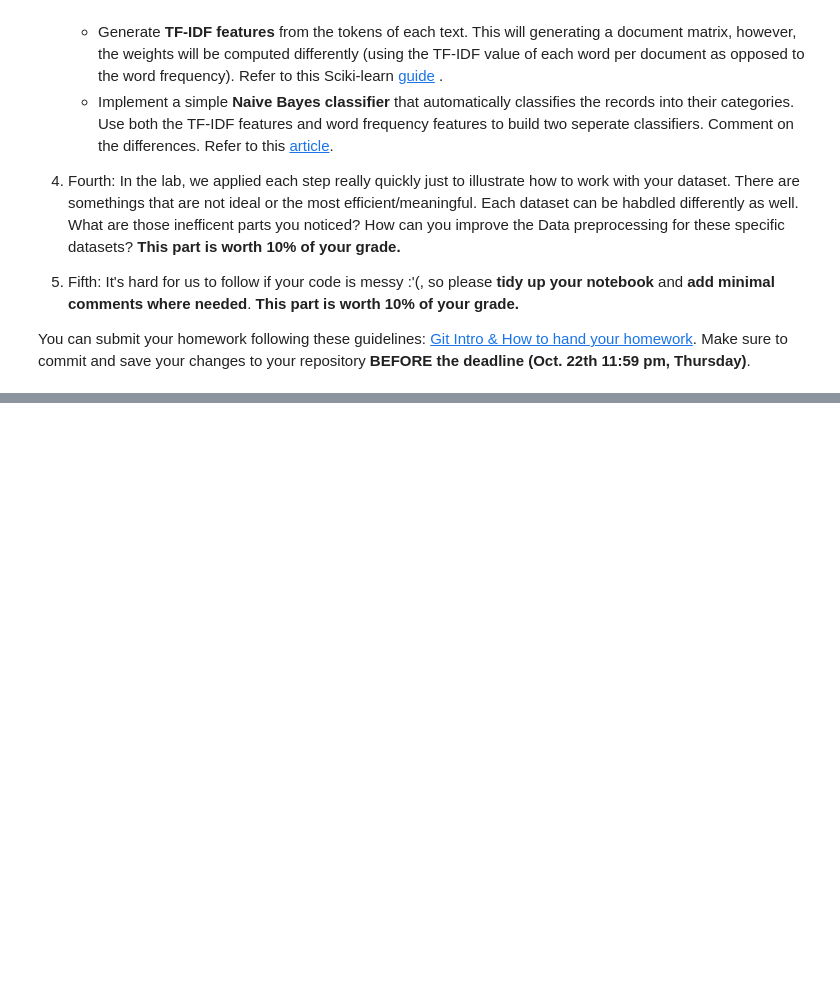
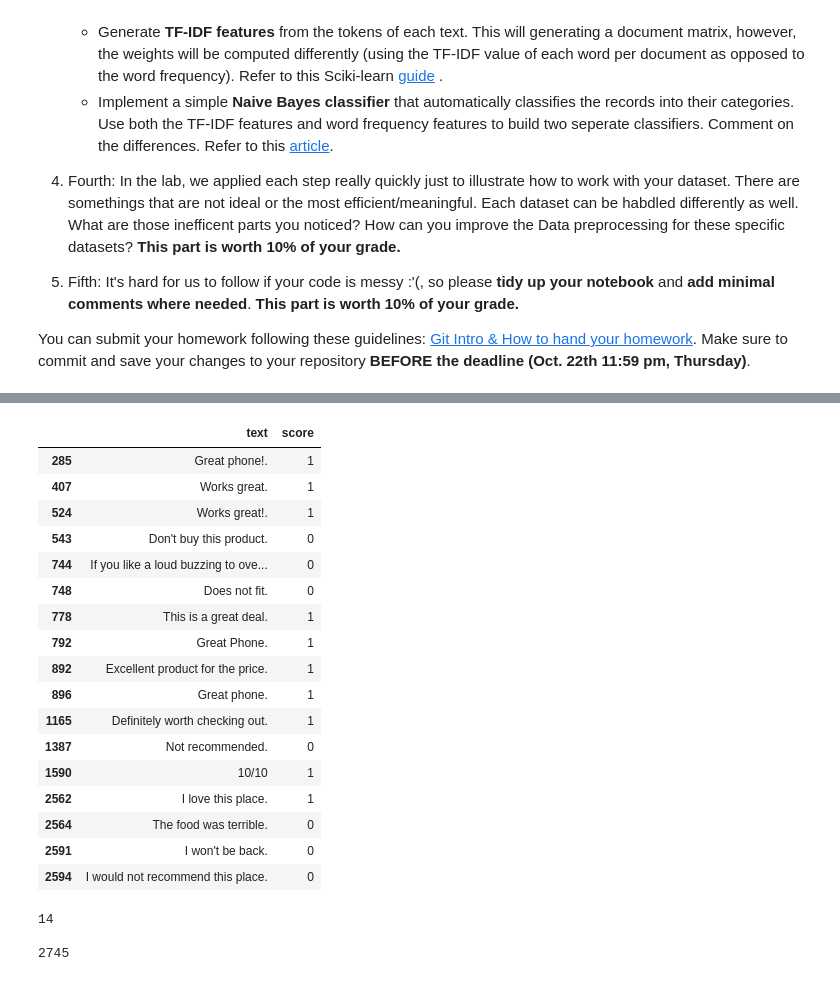
Before and after one commit to duncan1315/datamining, a Jupyter notebook: DM2020-Lab1-Homework1/DM2020-Lab1-Homework.ipynb, the cells around one changed output, grey strips where cells are left out. Cells and saved outputs as stored; diff of their text form; code cells hidden in the pictures; blank space fills up the shorter version.

```diff
--- a/DM2020-Lab1-Homework1/DM2020-Lab1-Homework.ipynb
+++ b/DM2020-Lab1-Homework1/DM2020-Lab1-Homework.ipynb
@@ -72,0 +116,15 @@ We can also do a side-by-side comparison of the distribution between the two dat
+# %%
+df1 = pd.read_csv(
+    '/media/labhdd/Duncan/datamining/class/DM2020-Lab1-Homework1/dataset/sentiment labelled sentences/amazon_cells_labelled.txt',  sep='\t',header=None)
+df2 = pd.read_csv(
+    '/media/labhdd/Duncan/datamining/class/DM2020-Lab1-Homework1/dataset/sentiment labelled sentences/imdb_labelled.txt',  sep='\t',header=None)
+df3 = pd.read_csv(
+    '/media/labhdd/Duncan/datamining/class/DM2020-Lab1-Homework1/dataset/sentiment labelled sentences/yelp_labelled.txt',  sep='\t',header=None)
+
+df = pd.concat([df1,df2,df3],axis=0,ignore_index = True)
+df.columns = ['text', 'score']
+
+print(len(df1),'\n')
+print(len(df2),'\n')
+print(len(df3),'\n')
+print(df)
@@ -72,0 +184,33 @@ We can also do a side-by-side comparison of the distribution between the two dat
+# %%
+df[df.duplicated()]
+# %% [output]
+|  | text | score |
+| 285 | Great phone!. | 1 |
+| 407 | Works great. | 1 |
+| 524 | Works great!. | 1 |
+| 543 | Don't buy this product. | 0 |
+| 744 | If you like a loud buzzing to ove... | 0 |
+| 748 | Does not fit. | 0 |
+| 778 | This is a great deal. | 1 |
+| 792 | Great Phone. | 1 |
+| 892 | Excellent product for the price. | 1 |
+| 896 | Great phone. | 1 |
+| 1165 | Definitely worth checking out. | 1 |
+| 1387 | Not recommended. | 0 |
+| 1590 | 10/10 | 1 |
+| 2562 | I love this place. | 1 |
+| 2564 | The food was terrible. | 0 |
+| 2591 | I won't be back. | 0 |
+| 2594 | I would not recommend this place. | 0 |
+# %%
+df=df.drop(index=[524,792,896]) #I only delete text which is almost the same
+
+'''
+df.drop_duplicates(keep='first', inplace=True)
+'''
+print(sum(df.duplicated()),'\n')
+print(len(df),'\n')
+# %% [output]
+14
+
+2745
```
Also changed, not shown: parts of 42 cells of this notebook, 3 other files.
